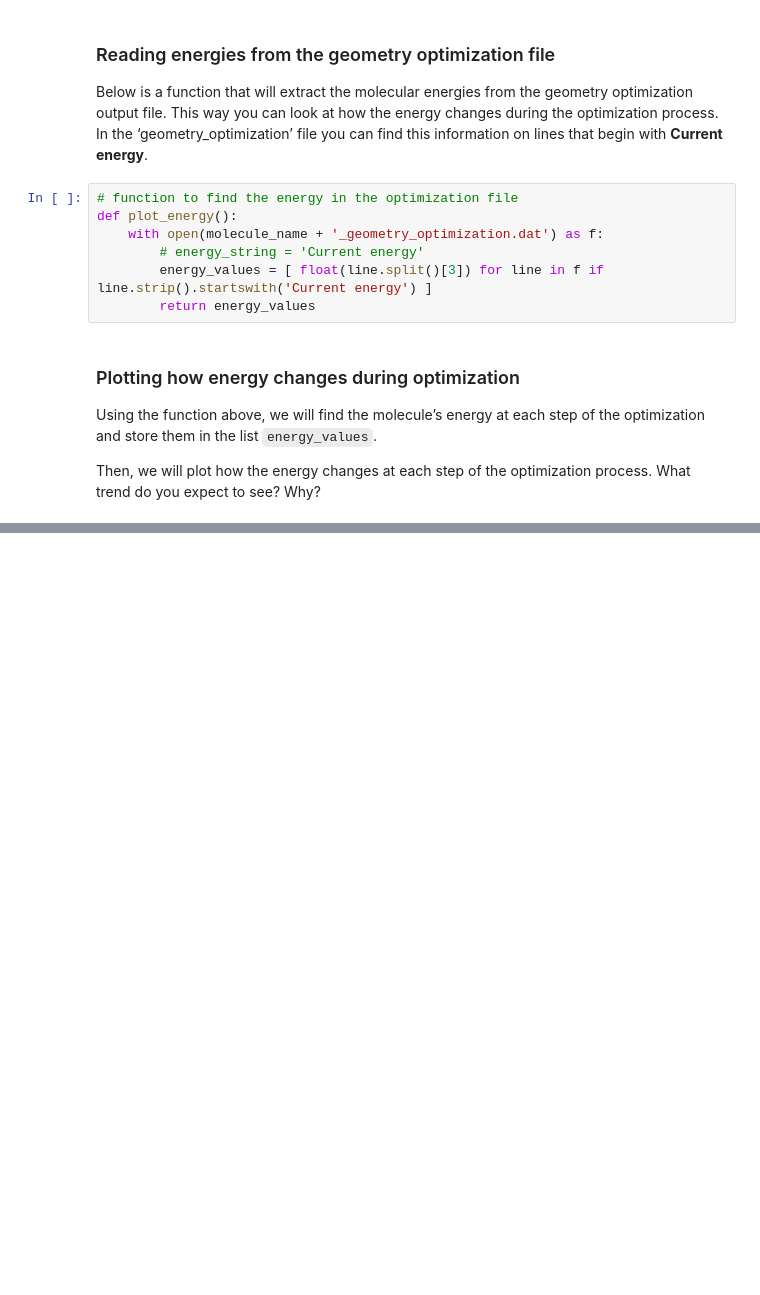
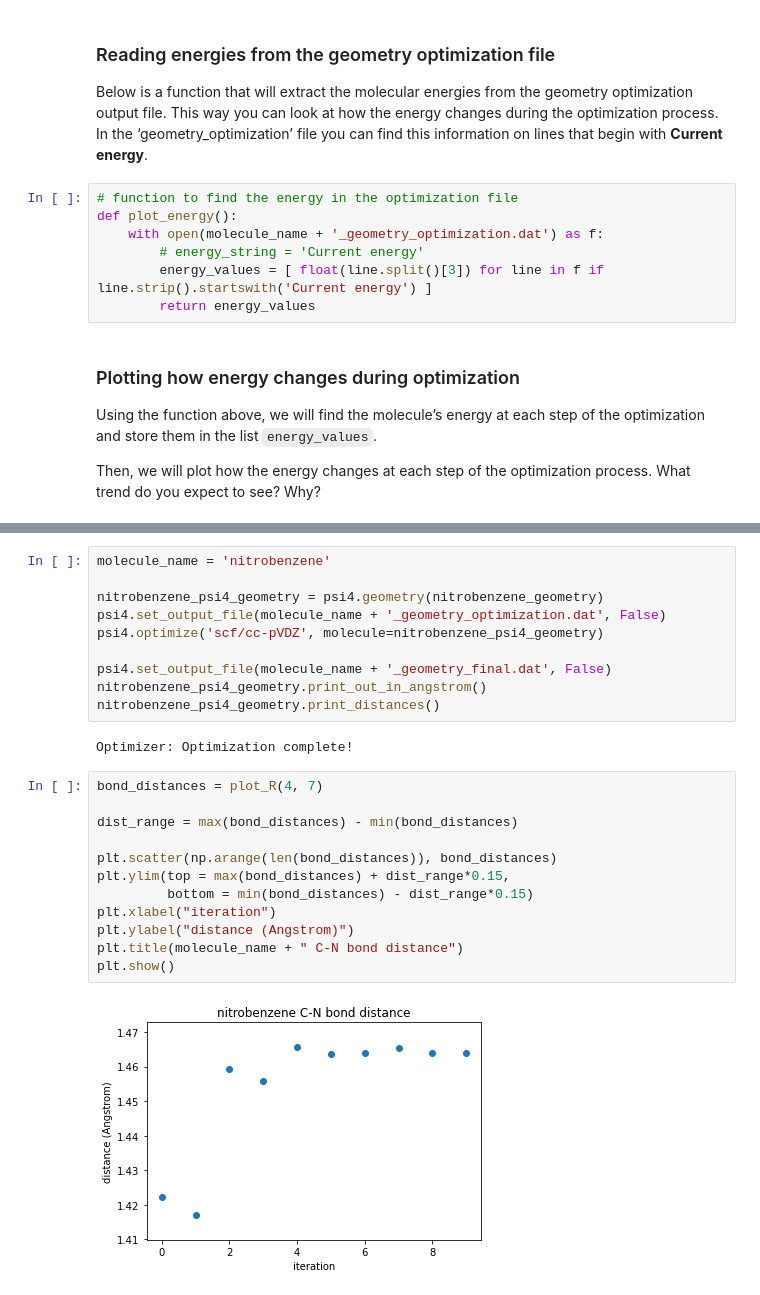
Before and after one commit to radifar/molssi-qm, a Jupyter notebook: 01-Geometry-optimization/01-Geometry optimization.ipynb, the cells around one changed output, grey strips where cells are left out. Saved outputs shown, nothing was run; the diff lists cells and outputs as text; blank space fills up the shorter version.

```diff
--- a/01-Geometry-optimization/01-Geometry optimization.ipynb
+++ b/01-Geometry-optimization/01-Geometry optimization.ipynb
@@ -157,0 +207,26 @@ plt.show()
+# %%
+molecule_name = 'nitrobenzene'
+
+nitrobenzene_psi4_geometry = psi4.geometry(nitrobenzene_geometry)
+psi4.set_output_file(molecule_name + '_geometry_optimization.dat', False)
+psi4.optimize('scf/cc-pVDZ', molecule=nitrobenzene_psi4_geometry)
+
+psi4.set_output_file(molecule_name + '_geometry_final.dat', False)
+nitrobenzene_psi4_geometry.print_out_in_angstrom()
+nitrobenzene_psi4_geometry.print_distances()
+# %% [output]
+Optimizer: Optimization complete!
+# %%
+bond_distances = plot_R(4, 7)
+
+dist_range = max(bond_distances) - min(bond_distances)
+
+plt.scatter(np.arange(len(bond_distances)), bond_distances)
+plt.ylim(top = max(bond_distances) + dist_range*0.15,
+         bottom = min(bond_distances) - dist_range*0.15)
+plt.xlabel("iteration")
+plt.ylabel("distance (Angstrom)")
+plt.title(molecule_name + " C-N bond distance")
+plt.show()
+# %% [output]
+[figure, added]
```
Also changed, not shown: parts of 9 cells of this notebook, 6 other files.
